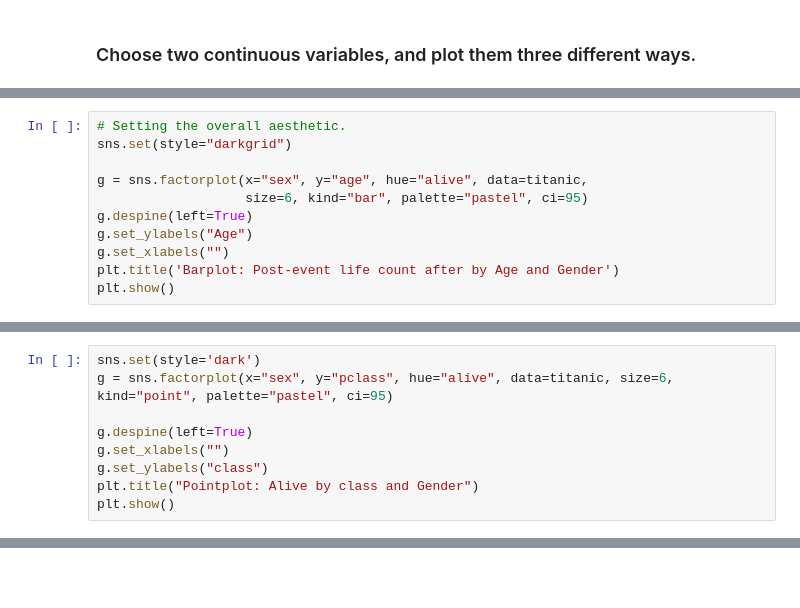
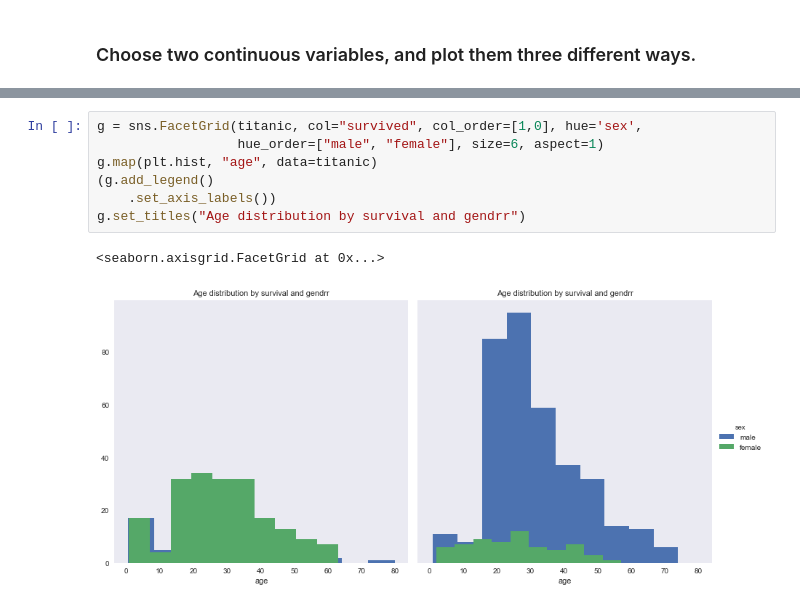
Before and after one commit to PriyankaBiswas/Data-Science, a Jupyter notebook: Unit1_DS_investigations/L3_viz/unit1_viz_seaborn_drills.ipynb, the cells around one changed output, grey strips where cells are left out. Cells and saved outputs as stored; diff of their text form; blank space fills up the shorter version.

```diff
--- a/Unit1_DS_investigations/L3_viz/unit1_viz_seaborn_drills.ipynb
+++ b/Unit1_DS_investigations/L3_viz/unit1_viz_seaborn_drills.ipynb
@@ -217,11 +231,0 @@ ax.set(xlabel='', ylabel='age')
-# %%
-# Setting the overall aesthetic.
-sns.set(style="darkgrid")
-
-g = sns.factorplot(x="sex", y="age", hue="alive", data=titanic,
-                   size=6, kind="bar", palette="pastel", ci=95)
-g.despine(left=True)
-g.set_ylabels("Age")
-g.set_xlabels("")
-plt.title('Barplot: Post-event life count after by Age and Gender')
-plt.show()
@@ -230,9 +231,0 @@ plt.show()
-# %%
-sns.set(style='dark')
-g = sns.factorplot(x="sex", y="pclass", hue="alive", data=titanic, size=6, kind="point", palette="pastel", ci=95)
-
-g.despine(left=True)
-g.set_xlabels("")
-g.set_ylabels("class")
-plt.title("Pointplot: Alive by class and Gender")
-plt.show()
@@ -240,0 +232,10 @@ plt.show()
+# %%
+g = sns.FacetGrid(titanic, col="survived", col_order=[1,0], hue='sex',
+                  hue_order=["male", "female"], size=6, aspect=1)
+g.map(plt.hist, "age", data=titanic)
+(g.add_legend()
+    .set_axis_labels())
+g.set_titles("Age distribution by survival and gendrr")
+# %% [output]
+<seaborn.axisgrid.FacetGrid at 0x...>
+[figure, added]
```
Also changed, not shown: parts of 18 cells of this notebook.
